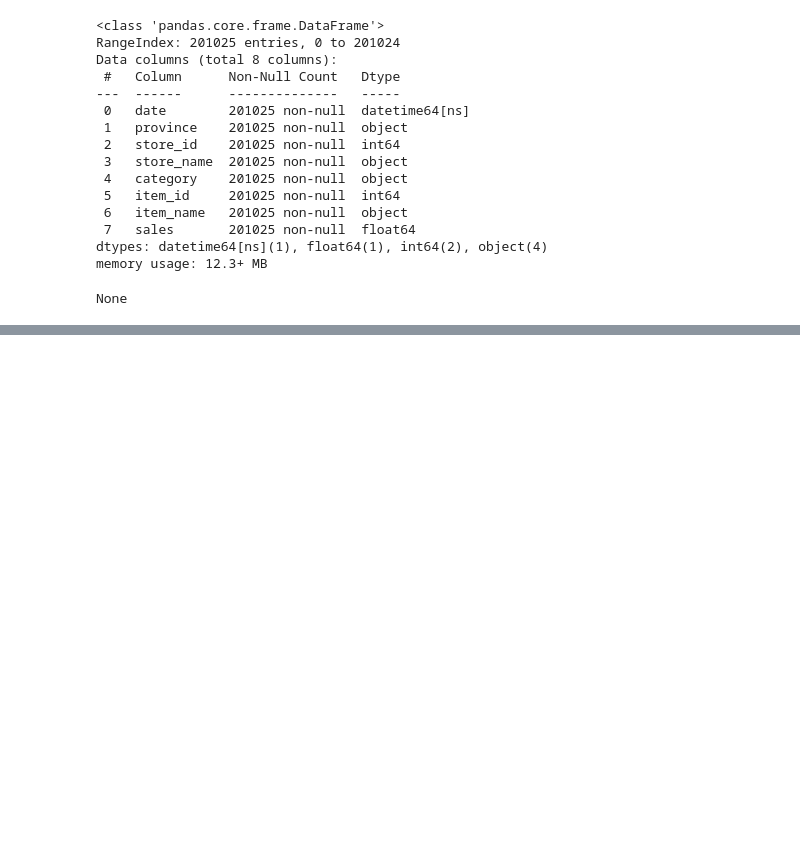
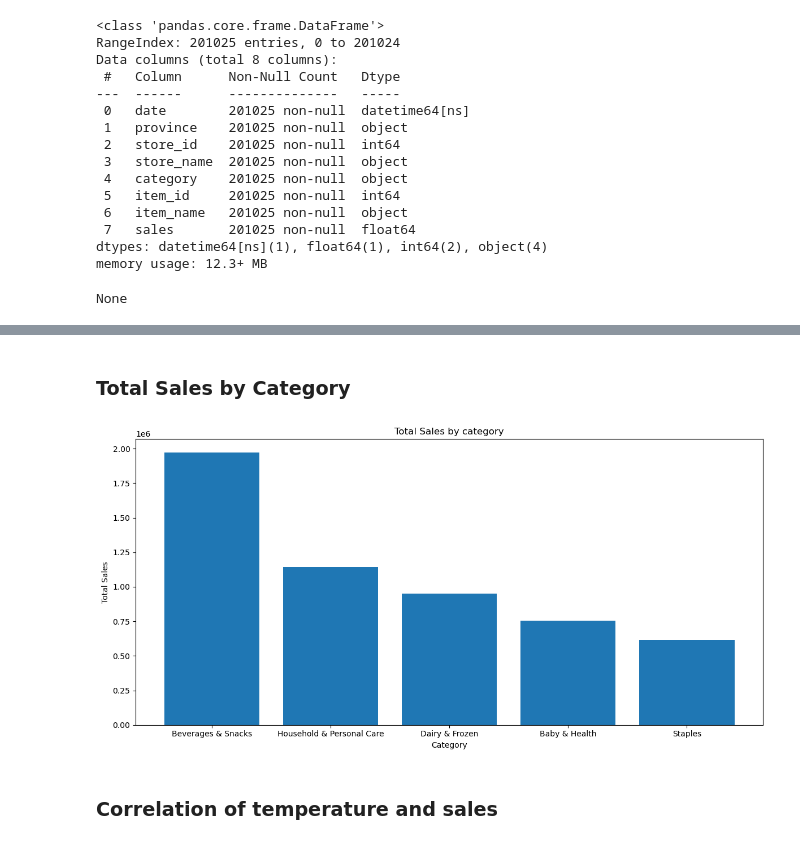
Before and after one commit to dducwsxuaan/sales_forecasting_with_xAI, a Jupyter notebook: notebooks/02_EDA.ipynb, the cells around one changed output, grey strips where cells are left out. Saved outputs shown, nothing was run; the diff lists cells and outputs as text; code cells hidden in the pictures; blank space fills up the shorter version.

```diff
--- a/notebooks/02_EDA.ipynb
+++ b/notebooks/02_EDA.ipynb
@@ -73,0 +178,17 @@ None
+# %% [markdown]
+### Total Sales by Category
+# %%
+category_sales = df_sales.groupby("category")['sales'].sum().sort_values(ascending=False)
+plt.figure(figsize=(12, 6))
+plt.bar(category_sales.index, category_sales.values)
+plt.title("Total Sales by category")
+plt.xlabel("Category")
+plt.ylabel("Total Sales")
+plt.tight_layout()
+
+if save_figure:
+    plt.savefig(os.path.join(FIGURES_DIR, "total_sales_category.png"))
+# %% [output]
+[figure, added]
+# %% [markdown]
+### Correlation of temperature and sales
```
Also changed, not shown: parts of 23 cells of this notebook, 10 other files.
